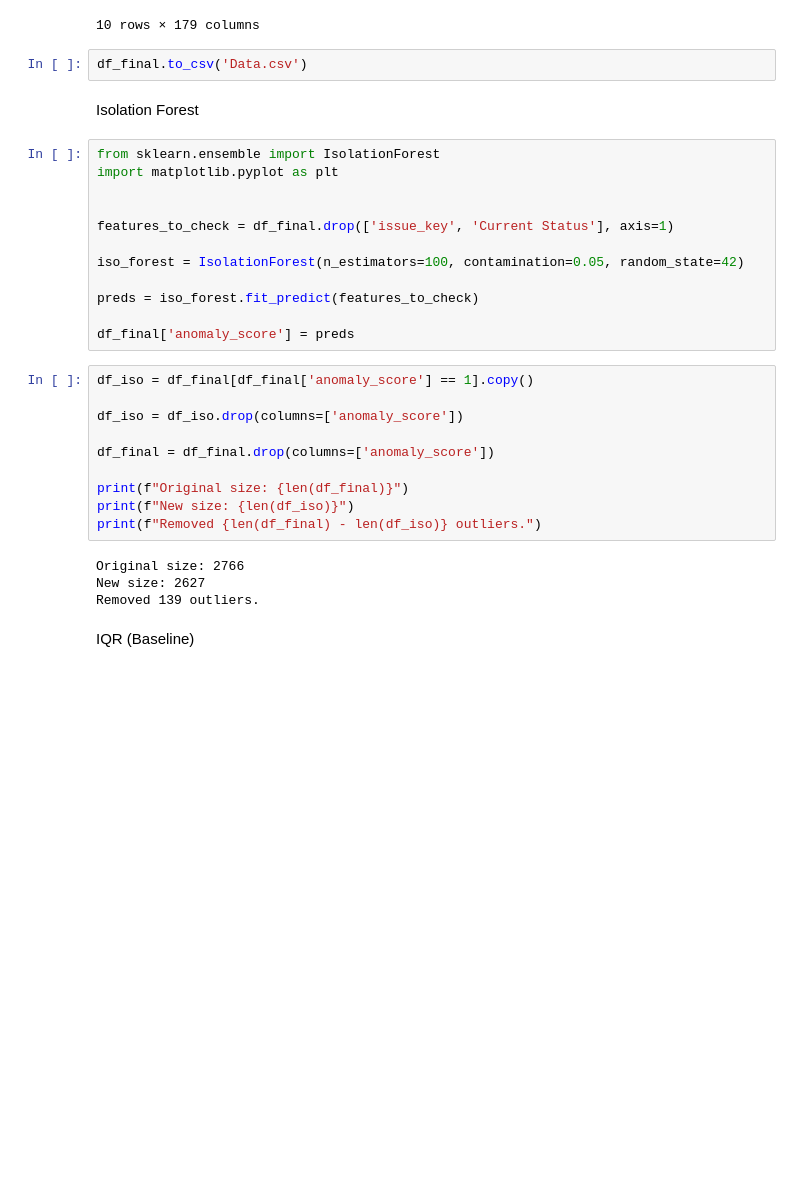
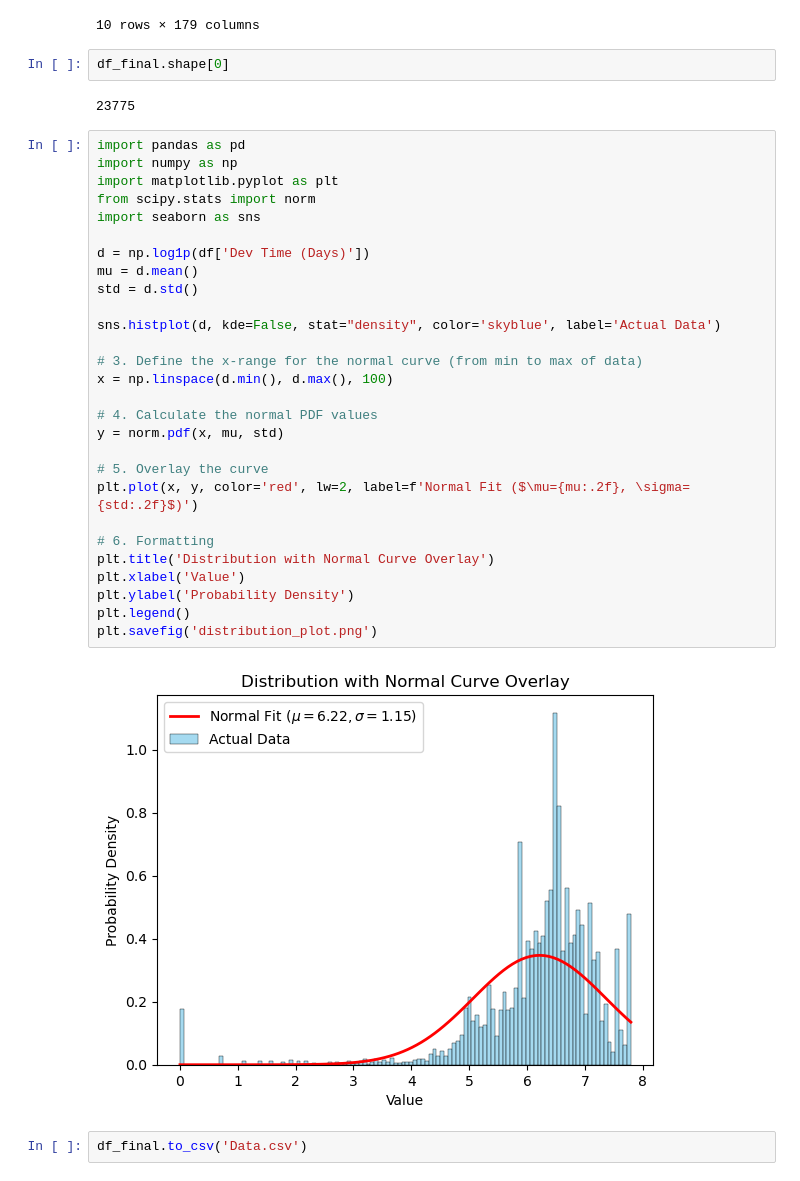
Before and after one commit to BMcC294/FYPcode, a Jupyter notebook: Early Precprocessing.ipynb, the cells around one changed output. Drawn from its saved outputs; the diff is of its cells as text; blank space fills up the shorter version.

```diff
--- a/Early Precprocessing.ipynb
+++ b/Early Precprocessing.ipynb
@@ -153,35 +162,39 @@ df_final.head(10)
 | 8 | Closed | 31 | DEVASTRO-2841 | 20210719 | NaN | 0 | ... |
 | 9 | Closed | 31 | DEVASTRO-4950 | 20230502 | NaN | 0 | ... |
 10 rows × 179 columns
+# %%
+df_final.shape[0]
+# %% [output]
+23775
+# %%
+import pandas as pd
+import numpy as np
+import matplotlib.pyplot as plt
+from scipy.stats import norm
+import seaborn as sns
+
+d = np.log1p(df['Dev Time (Days)'])
+mu = d.mean()
+std = d.std()
+
+sns.histplot(d, kde=False, stat="density", color='skyblue', label='Actual Data')
+
+# 3. Define the x-range for the normal curve (from min to max of data)
+x = np.linspace(d.min(), d.max(), 100)
+
+# 4. Calculate the normal PDF values
+y = norm.pdf(x, mu, std)
+
+# 5. Overlay the curve
+plt.plot(x, y, color='red', lw=2, label=f'Normal Fit ($\mu={mu:.2f}, \sigma={std:.2f}$)')
+
+# 6. Formatting
+plt.title('Distribution with Normal Curve Overlay')
+plt.xlabel('Value')
+plt.ylabel('Probability Density')
+plt.legend()
+plt.savefig('distribution_plot.png')
+# %% [output]
+[figure, added]
 # %%
 df_final.to_csv('Data.csv')
-# %% [markdown]
-Isolation Forest
-# %%
-from sklearn.ensemble import IsolationForest
-import matplotlib.pyplot as plt
-
-
-features_to_check = df_final.drop(['issue_key', 'Current Status'], axis=1)
-
-iso_forest = IsolationForest(n_estimators=100, contamination=0.05, random_state=42)
-
-preds = iso_forest.fit_predict(features_to_check)
-
-df_final['anomaly_score'] = preds
-# %%
-df_iso = df_final[df_final['anomaly_score'] == 1].copy()
-
-df_iso = df_iso.drop(columns=['anomaly_score'])
-
-df_final = df_final.drop(columns=['anomaly_score'])
-
-print(f"Original size: {len(df_final)}")
-print(f"New size: {len(df_iso)}")
-print(f"Removed {len(df_final) - len(df_iso)} outliers.")
-# %% [output]
-Original size: 2766
-New size: 2627
-Removed 139 outliers.
-# %% [markdown]
-IQR (Baseline)
```
Also changed, not shown: parts of 10 cells of this notebook.
